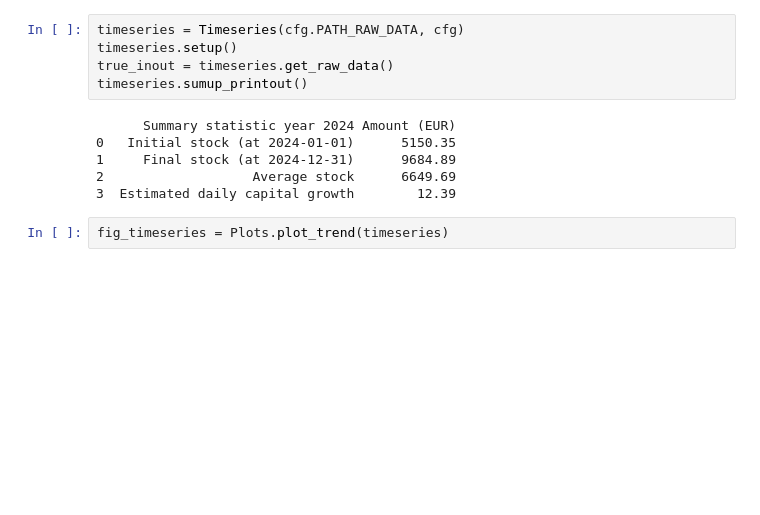
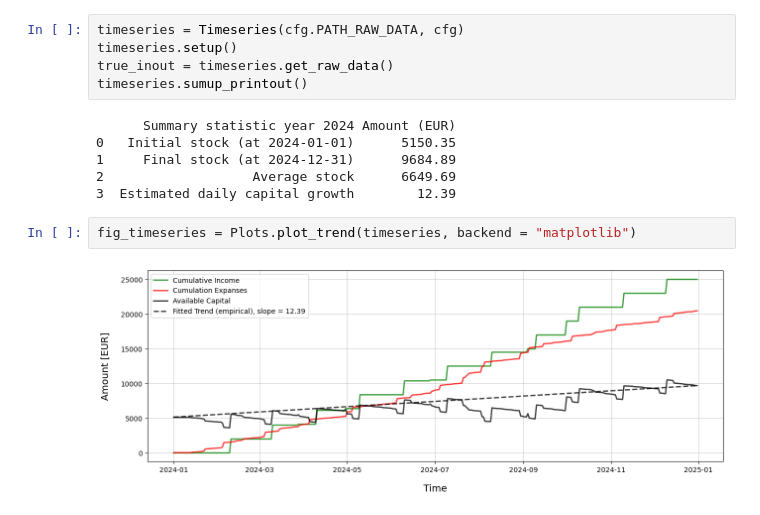
Before and after one commit to MatteoZambra/mga, a Jupyter notebook: demo.ipynb, the cells around one changed output. Saved outputs shown, nothing was run; the diff lists cells and outputs as text; blank space fills up the shorter version.

```diff
--- a/demo.ipynb
+++ b/demo.ipynb
@@ -42,4 +35,6 @@ timeseries.sumup_printout()
 2                   Average stock      6649.69
 3  Estimated daily capital growth        12.39
 # %%
-fig_timeseries = Plots.plot_trend(timeseries)
+fig_timeseries = Plots.plot_trend(timeseries, backend = "matplotlib")
+# %% [output]
+[figure, added]
```
Also changed, not shown: parts of 5 cells of this notebook, 2 other files.
